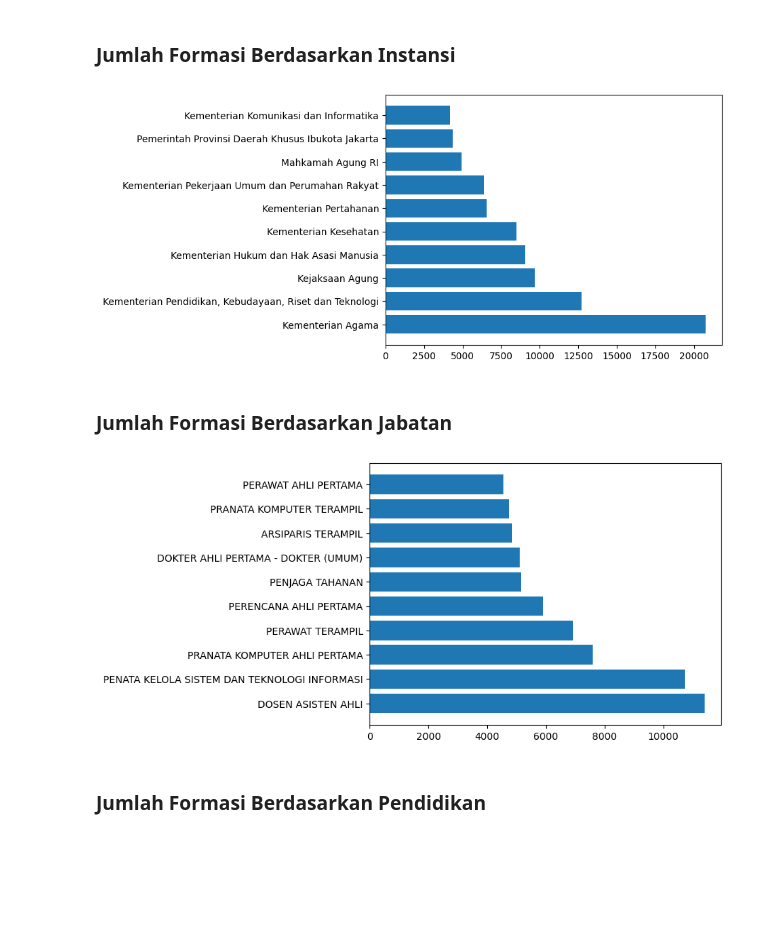
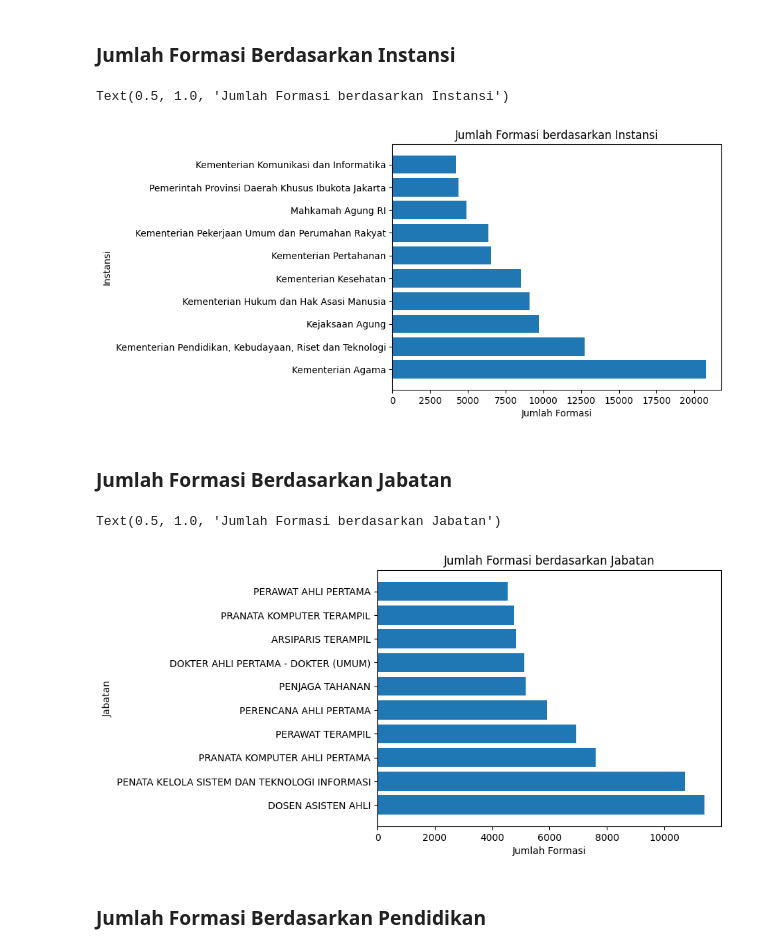
Before and after one commit to nubisub/casn2024-analytic, a Jupyter notebook: main.ipynb, the cells around one changed output. Cells and saved outputs as stored; diff of their text form; code cells hidden in the pictures; blank space fills up the shorter version.

```diff
--- a/main.ipynb
+++ b/main.ipynb
@@ -15,28 +17,42 @@ df_formasi = df_formasi.dropna(subset=['formasi_id'])
 # %% [markdown]
 ### Jumlah Formasi Berdasarkan Instansi
 # %%
+# Group by instansi All
 sumFormasiByInstansi = df_formasi.groupby('ins_nm').sum()
 sumFormasiByInstansi = sumFormasiByInstansi.sort_values(by='jumlah_formasi', ascending=False)
 sumFormasiByInstansi.to_csv('output/sumFormasiByInstansi.csv')
-plt.barh(sumFormasiByInstansi.index[:10], sumFormasiByInstansi['jumlah_formasi'][:10])
+# Just show top 10
 sumFormasiByInstansi = sumFormasiByInstansi['jumlah_formasi'][:10]
 sumFormasiByInstansi = sumFormasiByInstansi.reset_index()
 sumFormasiByInstansi.columns = ['name', 'value']
 sumFormasiByInstansi.to_json('output/web/sumByInstansi.json', orient='records')
+# Plot top 10
+plt.barh(sumFormasiByInstansi['name'], sumFormasiByInstansi['value'])
+plt.xlabel('Jumlah Formasi')
+plt.ylabel('Instansi')
+plt.title('Jumlah Formasi berdasarkan Instansi')
 # %% [output]
+Text(0.5, 1.0, 'Jumlah Formasi berdasarkan Instansi')
-[figure, old version]
+[figure, new version]
 # %% [markdown]
 ### Jumlah Formasi Berdasarkan Jabatan
 # %%
+# Group by jabatan
 sumFormasiByJabatan = df_formasi.groupby('jabatan_nm').sum()
 sumFormasiByJabatan = sumFormasiByJabatan.sort_values(by='jumlah_formasi', ascending=False)
 sumFormasiByJabatan.to_csv('output/sumFormasiByJabatan.csv')
-plt.barh(sumFormasiByJabatan.index[:10], sumFormasiByJabatan['jumlah_formasi'][:10])
+# Just show top 10
 sumFormasiByJabatan = sumFormasiByJabatan['jumlah_formasi'][:10]
 sumFormasiByJabatan = sumFormasiByJabatan.reset_index()
 sumFormasiByJabatan.columns = ['name', 'value']
 sumFormasiByJabatan.to_json('output/web/sumByJabatan.json', orient='records')
+# Plot top 10
+plt.barh(sumFormasiByJabatan['name'], sumFormasiByJabatan['value'])
+plt.xlabel('Jumlah Formasi')
+plt.ylabel('Jabatan')
+plt.title('Jumlah Formasi berdasarkan Jabatan')
 # %% [output]
+Text(0.5, 1.0, 'Jumlah Formasi berdasarkan Jabatan')
-[figure, old version]
+[figure, new version]
 # %% [markdown]
 ### Jumlah Formasi Berdasarkan Pendidikan
```
Also changed, not shown: parts of 17 cells of this notebook, 11 other files.
